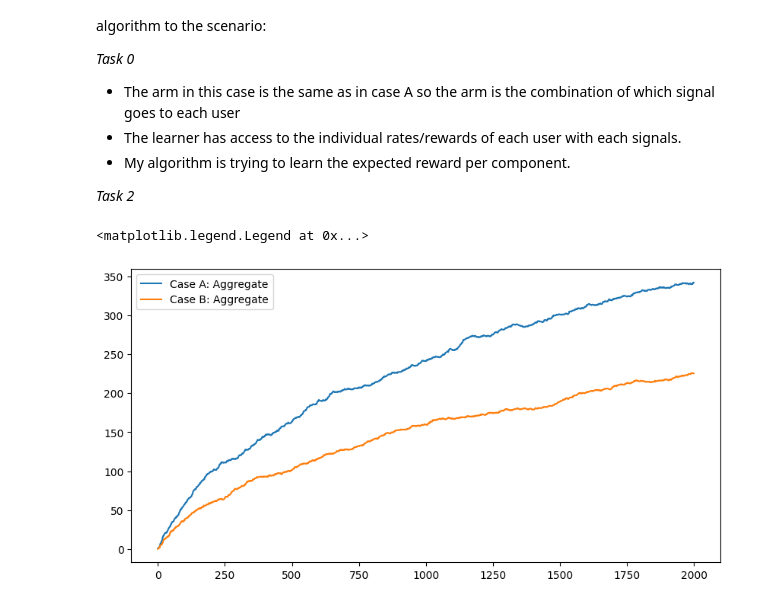
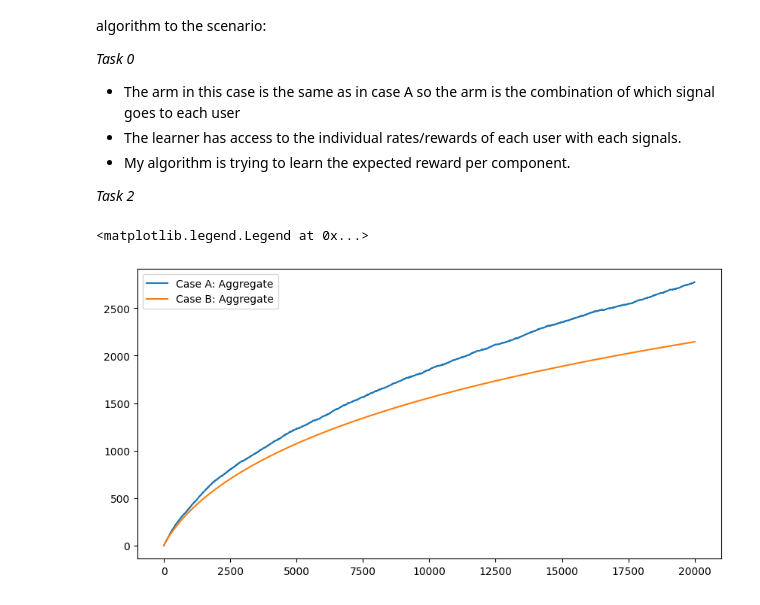
Before and after one commit to Giorgosman13/RL_Assignment1, a Jupyter notebook: Stohastic_Multi_Armed_Bandits_with_UCB.ipynb, the cells around one changed output. Saved outputs shown, nothing was run; the diff lists cells and outputs as text; code cells hidden in the pictures.

```diff
--- a/Stohastic_Multi_Armed_Bandits_with_UCB.ipynb
+++ b/Stohastic_Multi_Armed_Bandits_with_UCB.ipynb
@@ -157,7 +161,7 @@ def run_ucb_B(T):
 
   arm_i = -1
 
-  #Because of the no normalization rule we need to calculate the upper bound
+  #Because the mu_hat are much larger than the sqrt value because of the no normalization value so we need to scale the sqrt value up for it to work sublinearly
   R_max=np.log(1+10*(2.0+epsilon))
 
   for t in range(T):
@@ -169,7 +173,7 @@ def run_ucb_B(T):
         j = t+1
       arm_i = arms.index((i,j))
     else:
-      ucb_values = mu_hat + np.sqrt(2 * np.log(t+1) / Xin)
+      ucb_values = mu_hat +R_max * np.sqrt(2 * np.log(t+1) / Xin)
 
       reward_agg = [ucb_values[0, a[0]] + ucb_values[1, a[1]] for a in arms]
       arm_i = np.argmax(reward_agg)
@@ -200,7 +204,7 @@ def run_ucb_B_theoretical(T):
 
   arm_i = -1
 
-  #Because of the no normalization rule we need to calculate the upper bound
+  #Because the mu_hat are much larger than the sqrt value because of the no normalization value so we need to scale the sqrt value up for it to work sublinearly
   R_max=np.log(1+10*(2.0+epsilon))
 
   for t in range(T):
@@ -212,7 +216,7 @@ def run_ucb_B_theoretical(T):
         j = t+1
       arm_i = arms.index((i,j))
     else:
-      ucb_values = mu_hat + np.sqrt(2 * np.log(t+1) / Xin)
+      ucb_values = mu_hat +R_max * np.sqrt(2 * np.log(t+1) / Xin)
 
       reward_agg = [ucb_values[0, a[0]] + ucb_values[1, a[1]] for a in arms]
       arm_i = np.argmax(reward_agg)
@@ -232,15 +236,15 @@ def run_ucb_B_theoretical(T):
 
   return regret
 # %%
-regret_a = run_ucb_A(2000)
-regret_b = run_ucb_B(2000)
+regret_a = run_ucb_B(20000)
+regret_b = run_ucb_B_theoretical(20000)
 plt.figure(figsize=(10, 5))
 plt.plot(regret_a, label='Case A: Aggregate')
 plt.plot(regret_b, label='Case B: Aggregate')
 plt.legend()
 # %% [output]
 <matplotlib.legend.Legend at 0x...>
-[figure, old version]
+[figure, new version]
 # %%
 
 def run_ucb(env, T, mode='A'):
```
Also changed, not shown: parts of 3 cells of this notebook.
